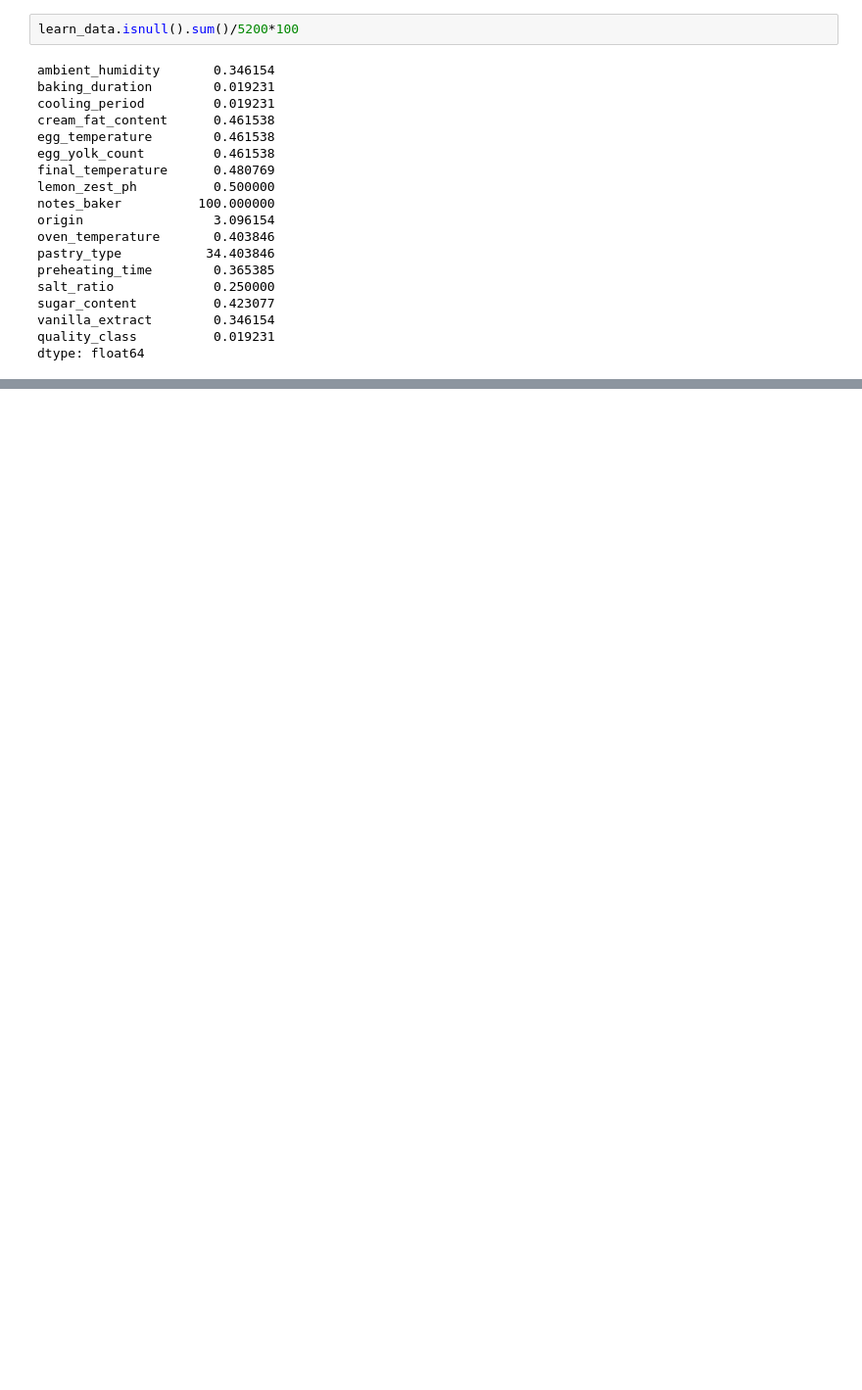
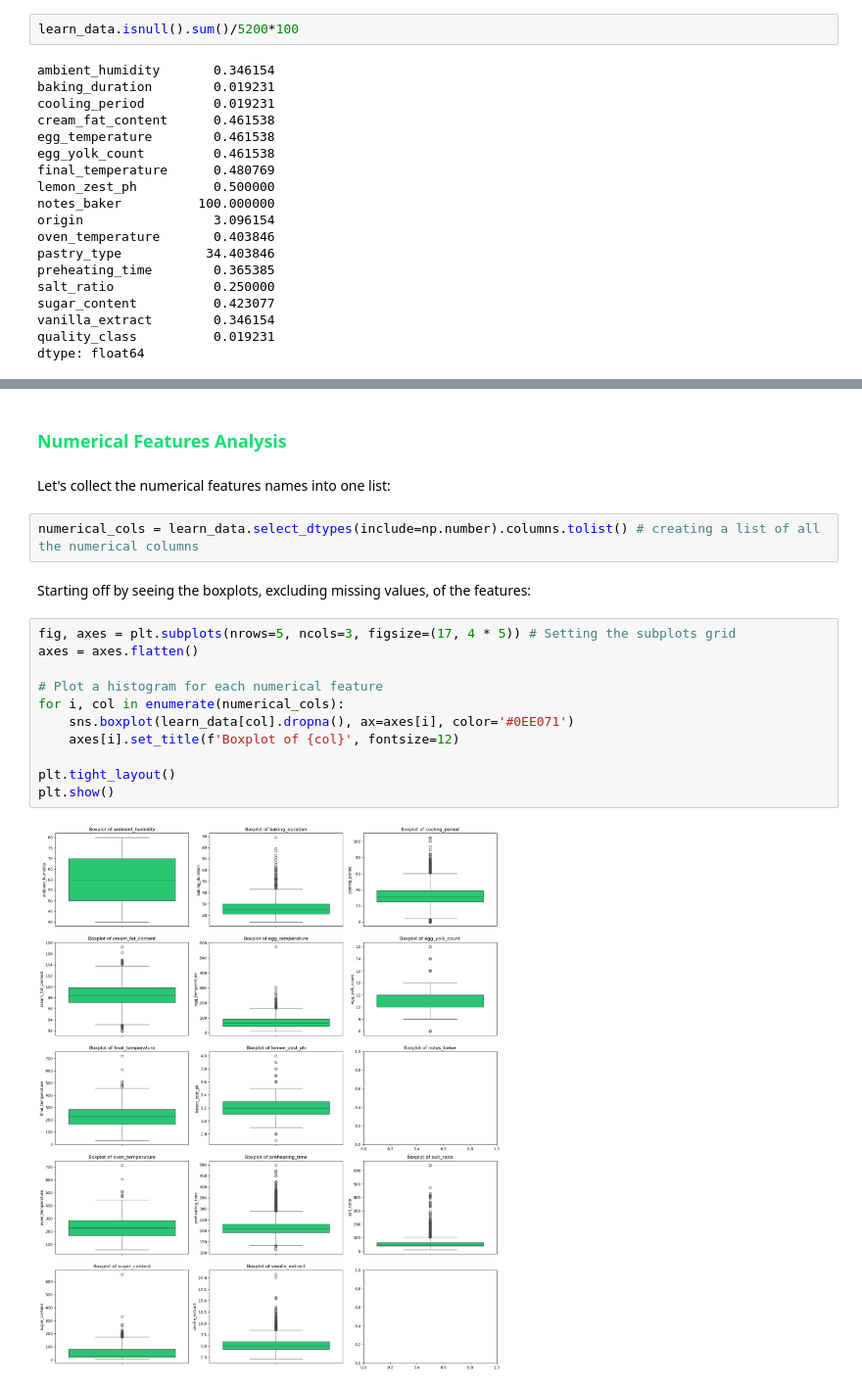
Before and after one commit to gugaffranco/MachineLearning1G08, a Jupyter notebook: ML08_NB1_DATA_EXPLORATION.ipynb, the cells around one changed output, grey strips where cells are left out. Shown at 98% size. Drawn from its saved outputs; the diff is of its cells as text; blank space fills up the shorter version.

```diff
--- a/ML08_NB1_DATA_EXPLORATION.ipynb
+++ b/ML08_NB1_DATA_EXPLORATION.ipynb
@@ -131,0 +243,21 @@ dtype: float64
+# %% [markdown]
+<h3 style = "color : #0EE071;">Numerical Features Analysis</h3>
+# %% [markdown]
+<p>Let's collect the numerical features names into one list:</p>
+# %%
+numerical_cols = learn_data.select_dtypes(include=np.number).columns.tolist() # creating a list of all the numerical columns
+# %% [markdown]
+<p>Starting off by seeing the boxplots, excluding missing values, of the features:</p>
+# %%
+fig, axes = plt.subplots(nrows=5, ncols=3, figsize=(17, 4 * 5)) # Setting the subplots grid
+axes = axes.flatten()
+
+# Plot a histogram for each numerical feature
+for i, col in enumerate(numerical_cols):
+    sns.boxplot(learn_data[col].dropna(), ax=axes[i], color='#0EE071')
+    axes[i].set_title(f'Boxplot of {col}', fontsize=12)
+
+plt.tight_layout()
+plt.show()
+# %% [output]
+[figure, added]
```
Also changed, not shown: parts of 50 cells of this notebook.
